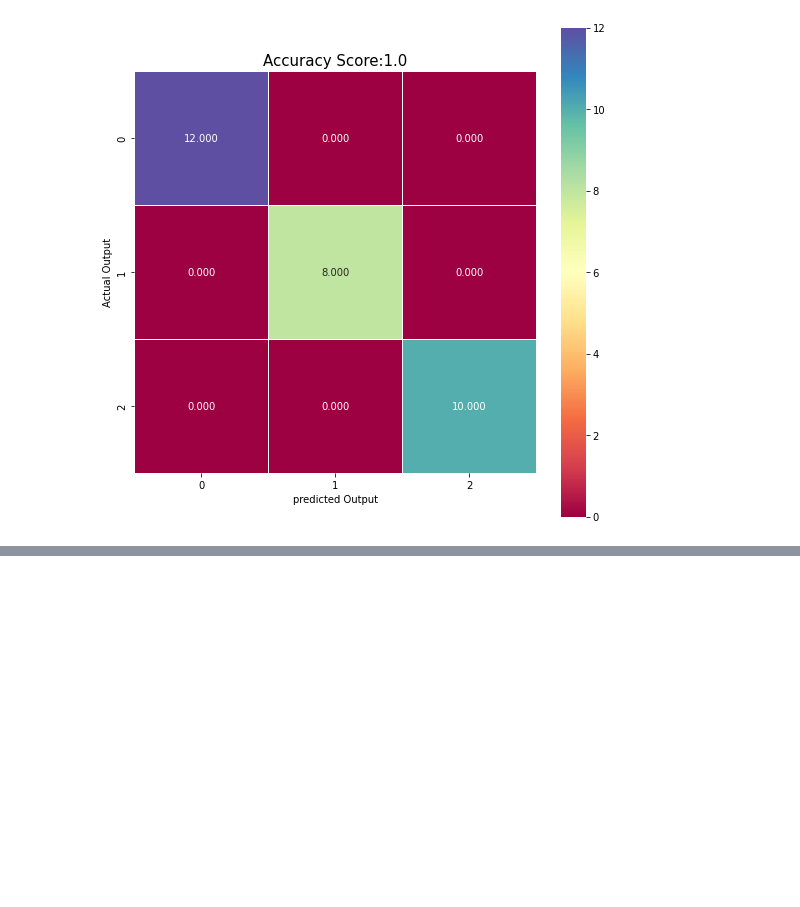
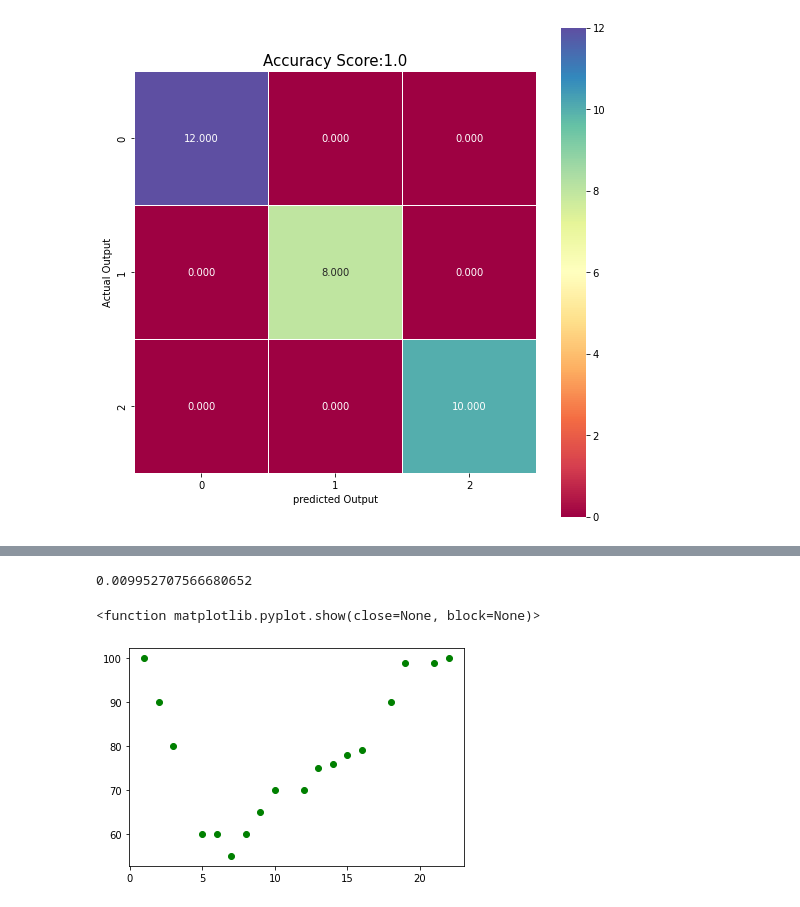
Before and after one commit to dilshad-geol/Data-Science-with-Python, a Jupyter notebook: 00_Everthing_in_Complete_Notebook.ipynb, the cells around one changed output, grey strips where cells are left out. Saved outputs shown, nothing was run; the diff lists cells and outputs as text; code cells hidden in the pictures; blank space fills up the shorter version.

```diff
--- a/00_Everthing_in_Complete_Notebook.ipynb
+++ b/00_Everthing_in_Complete_Notebook.ipynb
@@ -5617,0 +5647,25 @@ Text(0.5, 1.0, 'Accuracy Score:1.0')
+# %%
+#R-Squared for bad fit
+
+import numpy as np
+from sklearn.metrics import r2_score
+
+x = [89, 43,36,36, 95, 10, 66, 34, 38,20, 26, 29, 48, 64, 6, 5, 36, 66, 72, 40]
+y = [21,46,3, 35,67, 95, 53, 72, 58, 10, 26, 34, 90, 33, 38, 20,56,2,47,15]
+
+model = np.poly1d(np.polyfit(x,y, 3))
+
+print(r2_score(y,model(x)))
+# %% [output]
+0.009952707566680652
+# %%
+# step # 1: Data
+
+x = [1,2,3,5,6,7,8,9,10,12,13,14,15,16,18,19,21,22]
+y = [100,90,80,60,60,55,60,65,70,70,75,76,78,79,90,99,99,100]
+
+plt.scatter(x,y, color = 'green')
+plt.show
+# %% [output]
+<function matplotlib.pyplot.show(close=None, block=None)>
+[figure, added]
```
Also changed, not shown: parts of 14 cells of this notebook, 1 other file.
